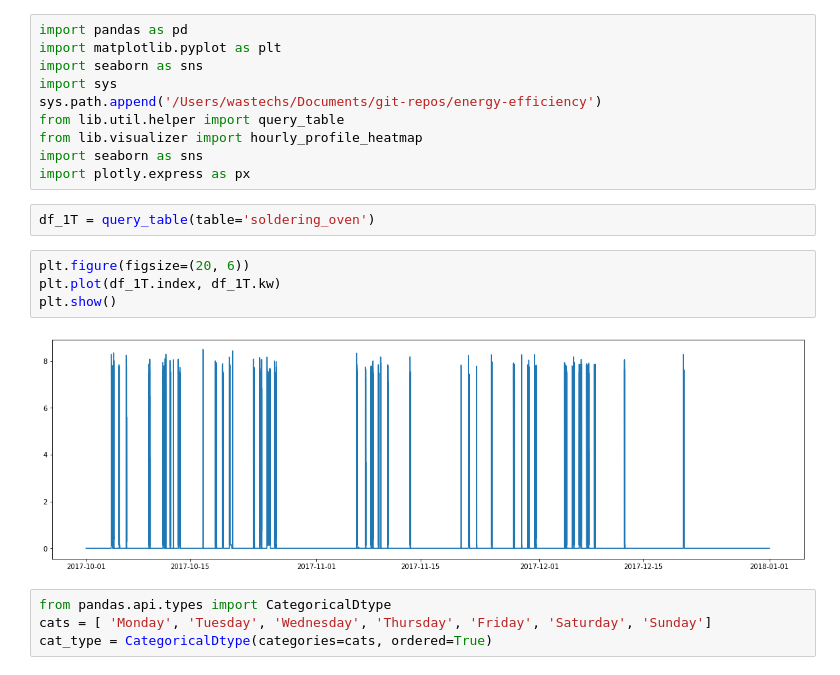
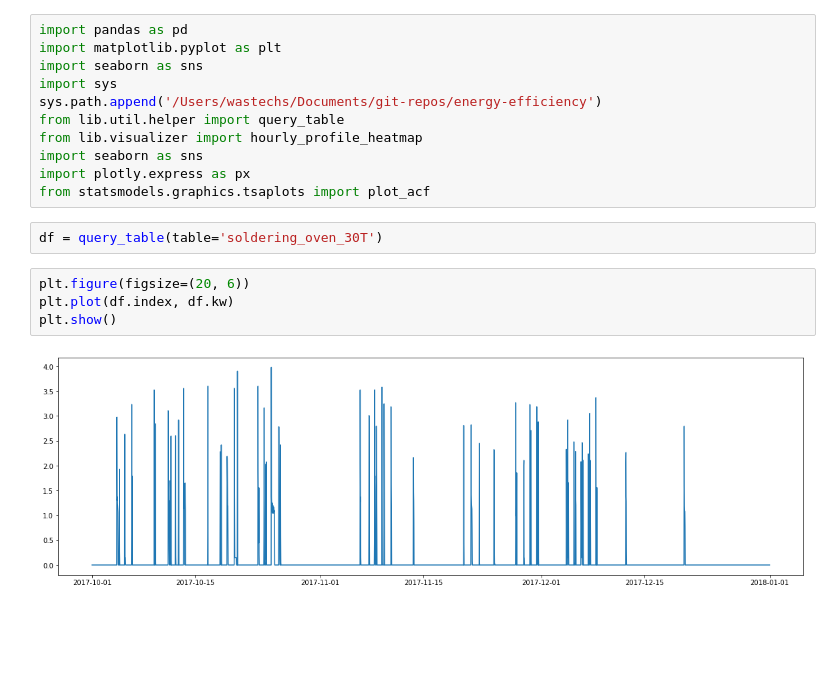
Before and after one commit to GStechschulte/energy-efficiency, a Jupyter notebook: EDA/hipe_load_profiles/soldering_oven.ipynb, the cells around one changed output. Saved outputs shown, nothing was run; the diff lists cells and outputs as text; blank space fills up the shorter version.

```diff
--- a/EDA/hipe_load_profiles/soldering_oven.ipynb
+++ b/EDA/hipe_load_profiles/soldering_oven.ipynb
@@ -8,15 +8,12 @@ from lib.util.helper import query_table
 from lib.visualizer import hourly_profile_heatmap
 import seaborn as sns
 import plotly.express as px
+from statsmodels.graphics.tsaplots import plot_acf
 # %%
-df_1T = query_table(table='soldering_oven')
+df = query_table(table='soldering_oven_30T')
 # %%
 plt.figure(figsize=(20, 6))
-plt.plot(df_1T.index, df_1T.kw)
+plt.plot(df.index, df.kw)
 plt.show()
 # %% [output]
-[figure, old version]
+[figure, new version]
-# %%
-from pandas.api.types import CategoricalDtype
-cats = [ 'Monday', 'Tuesday', 'Wednesday', 'Thursday', 'Friday', 'Saturday', 'Sunday']
-cat_type = CategoricalDtype(categories=cats, ordered=True)
```
Also changed, not shown: parts of 7 cells of this notebook, 3 other files.
